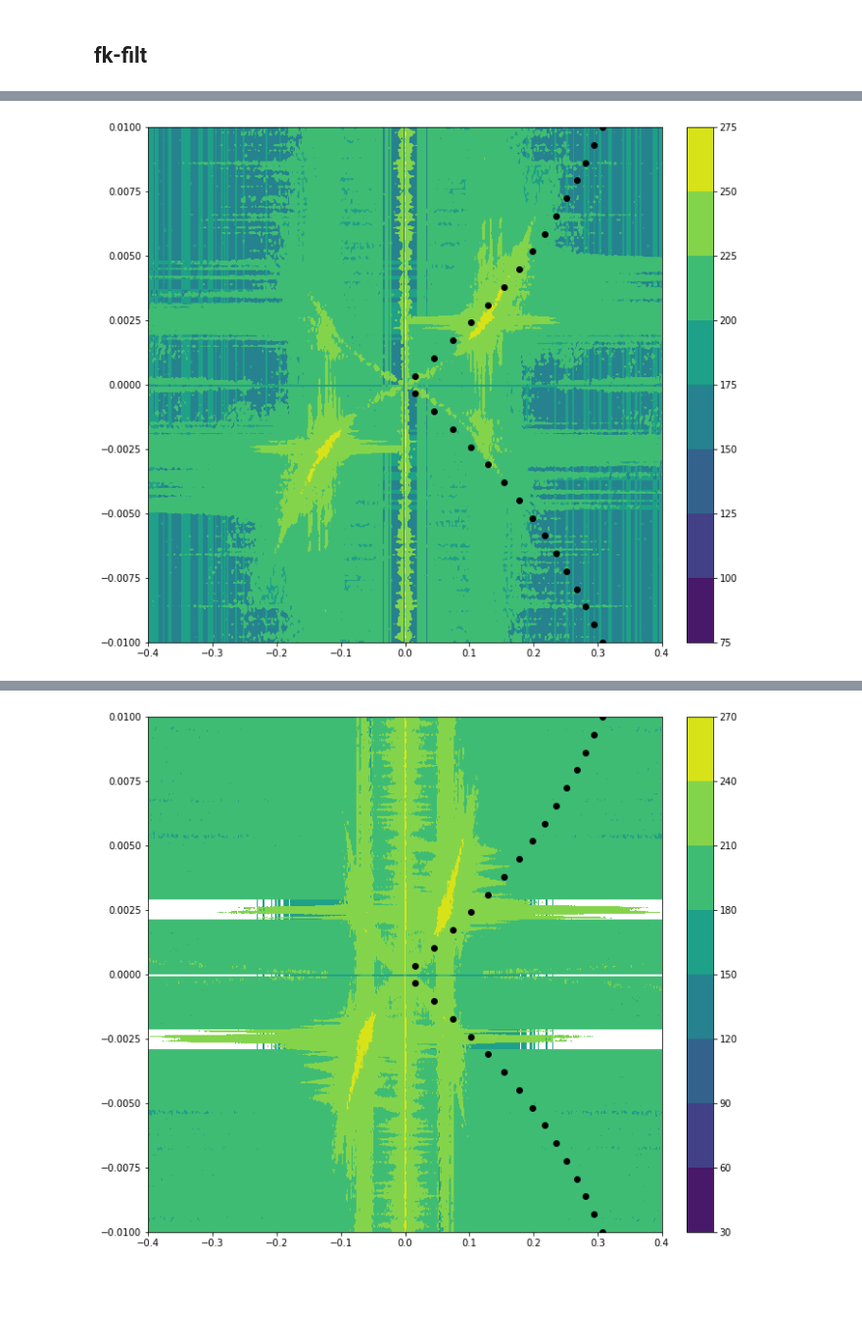
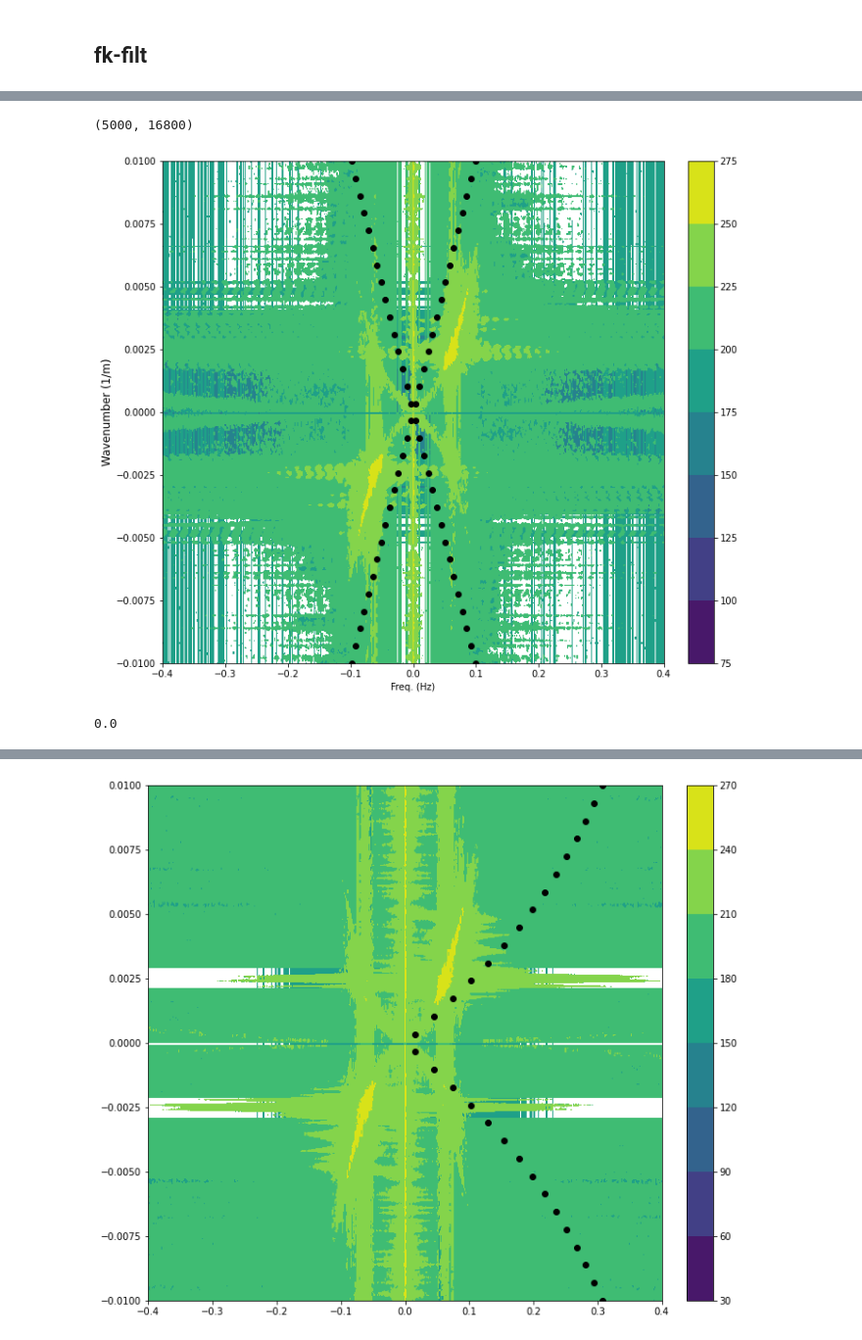
Before and after one commit to Laurd11/sindy-das-new, a Jupyter notebook: extras-testing.ipynb, the cells around one changed output, grey strips where cells are left out. Shown at 98% size. Saved outputs shown, nothing was run; the diff lists cells and outputs as text; code cells hidden in the pictures; blank space fills up the shorter version.

```diff
--- a/extras-testing.ipynb
+++ b/extras-testing.ipynb
@@ -60,5 +50,6 @@ f.close()
 # %%
-full_dat = data[7500:12500,::20]
+time_subsample = 10
+full_dat = data[7500:12500,::time_subsample]
 
 for i in np.arange(8):
     file = "South-C1-LR-95km-P1kHz-GL50m-SP2m-FS200Hz_2021-11-01T231"+str(i+2)+"14Z.h5"
@@ -67,7 +58,7 @@ for i in np.arange(8):
     timestamp = f['Acquisition']['Raw[0]']['RawDataTime'][:] / 1000000
     f.close()
 
-    full_dat = np.hstack((full_dat,data[7500:12500,::20]))
+    full_dat = np.hstack((full_dat,data[7500:12500,::time_subsample]))
 # %%
 for i in np.arange(5):
     file = "South-C1-LR-95km-P1kHz-GL50m-SP2m-FS200Hz_2021-11-01T232"+str(i)+"14Z.h5"
@@ -76,6 +67,8 @@ for i in np.arange(5):
     timestamp = f['Acquisition']['Raw[0]']['RawDataTime'][:] / 1000000
     f.close()
 
-    full_dat = np.hstack((full_dat,data[7500:12500,::20]))
+    full_dat = np.hstack((full_dat,data[7500:12500,::time_subsample]))
 # %%
-# full_dat = np.hstack((data[7500:12500,:],data2[7500:12500,:]))
+full_dat.shape
+# %% [output]
+(5000, 16800)
@@ -91,18 +81,22 @@ tf = np.fft.fftfreq(full_dat.shape[1], d=1/10)#[:N//2]
 
 X, Y = np.meshgrid(tf,xf)
 # %%
-# vmin=2500
-# vmax=np.amax(np.abs(fk_dat))
-# im = plt.imshow(np.log(np.abs(fk_dat)**2))#,vmin=vmin, vmax=vmax)
 plt.figure(figsize=(12,10))
 cp = plt.contourf(X, Y, 10*np.log10(np.abs(fk_dat)**2))
-# plt.plot(np.linspace(-3,3,20), (1/1500)*np.linspace(-3,3,20),c="k")
-# plt.plot(np.linspace(-3,3,20), (1/300)*np.linspace(-3,3,20),c="k")
-plt.scatter(np.sqrt(9.8*np.linspace(-0.01,0.01,30)*np.tanh(200*np.linspace(-0.01,0.01,30))),
+
+plt.scatter(np.sqrt(9.8*np.linspace(-0.01,0.01,30)*np.tanh(100*np.linspace(-0.01,0.01,30))),
+            np.linspace(-0.01,0.01,30), c="k")
+plt.scatter(-np.sqrt(9.8*np.linspace(-0.01,0.01,30)*np.tanh(100*np.linspace(-0.01,0.01,30))),
             np.linspace(-0.01,0.01,30), c="k")
 plt.xlim(-0.4,0.4)
 plt.ylim(-0.01,0.01)
+plt.xlabel("Freq. (Hz)")
+plt.ylabel("Wavenumber (1/m)",size=12)
 plt.colorbar(cp, pad = 0.04)
 plt.show()
 # %% [output]
-[figure, old version]
+[figure, new version]
+# %%
+np.amin(Y[:X.shape[0]//2,:X.shape[1]//2])
+# %% [output]
+0.0
```
Also changed, not shown: parts of 8 cells of this notebook, 1 other file.
